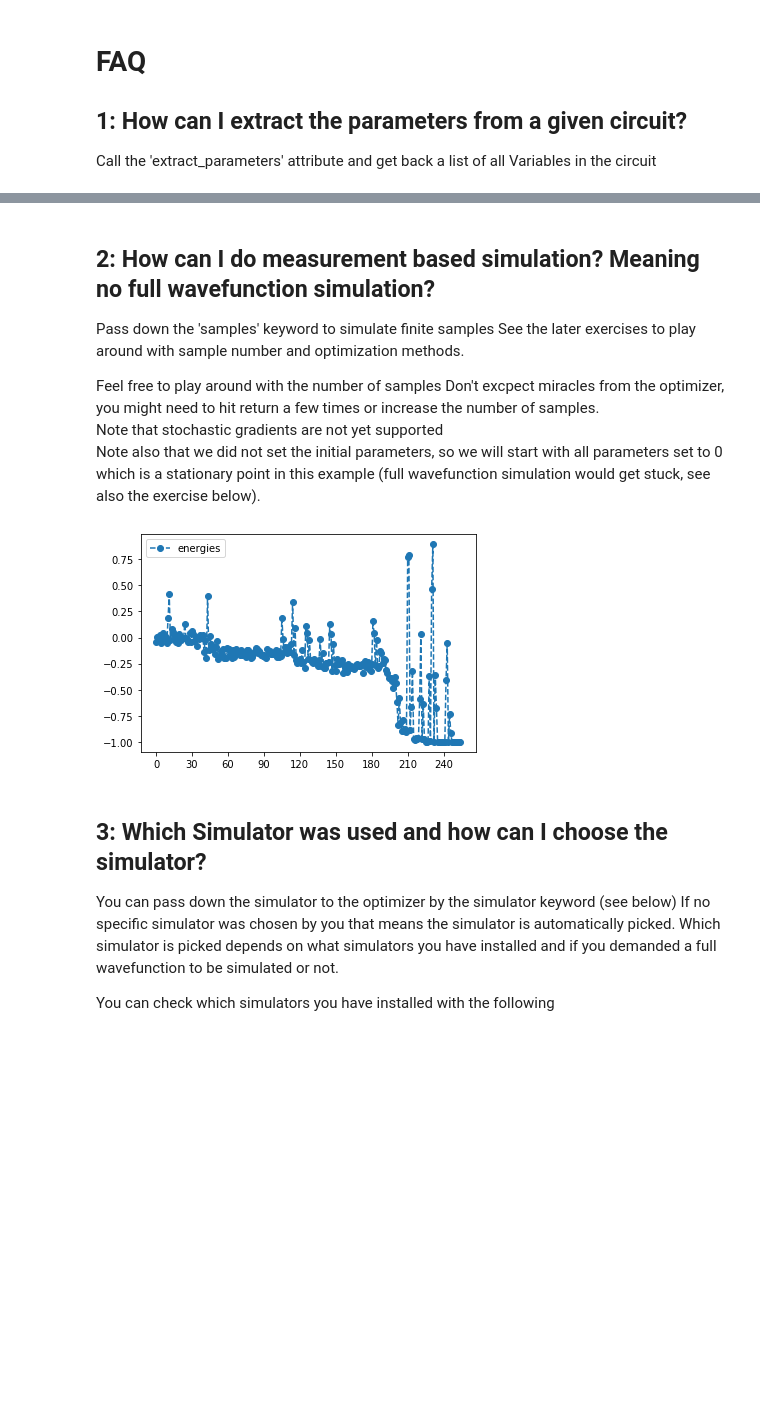
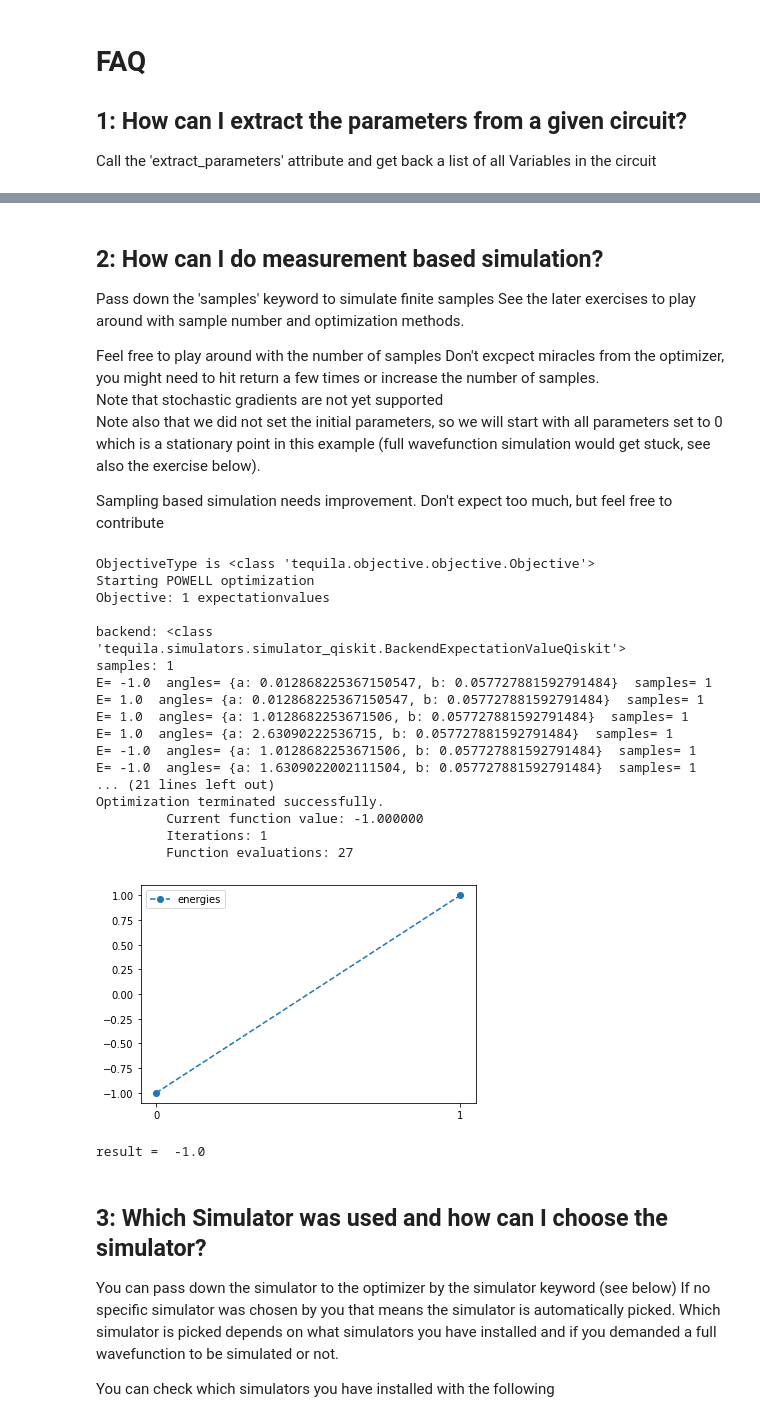
Before and after one commit to tequilahub/tequila, a Jupyter notebook: tutorials/SciPyOptimizers.ipynb, the cells around one changed output, grey strips where cells are left out. Drawn from its saved outputs; the diff is of its cells as text; code cells hidden in the pictures; blank space fills up the shorter version.

```diff
--- a/tutorials/SciPyOptimizers.ipynb
+++ b/tutorials/SciPyOptimizers.ipynb
@@ -128,18 +156,38 @@ angles
 # %% [markdown]
-## 2: How can I do measurement based simulation? Meaning no full wavefunction simulation?
-
+## 2: How can I do measurement based simulation?
 Pass down the 'samples' keyword to simulate finite samples
 See the later exercises to play around with sample number and optimization methods.
 
 Feel free to play around with the number of samples
 Don't excpect miracles from the optimizer, you might need to hit return a few times or increase the number of samples.<br>Note that stochastic gradients are not yet supported
 <br>Note also that we did not set the initial parameters, so we will start with all parameters set to 0 which is a stationary point in this example (full wavefunction simulation would get stuck, see also the exercise below).
+
+Sampling based simulation needs improvement. Don't expect too much, but feel free to contribute
 # %%
 O = tq.Objective.ExpectationValue(U=U, H=H)
-result = tq.optimizer_scipy.minimize(objective=O, samples=1000, method="Powell")
+result = tq.optimizer_scipy.minimize(objective=O, initial_values = {"a": 0.012868225367150547, "b": 0.057727881592791484}, tol=1.e-4, samples=1, method="Powell")
 result.history.plot('energies')
+print("result = ", result.energy)
 # %% [output]
+ObjectiveType is <class 'tequila.objective.objective.Objective'>
+Starting POWELL optimization
+Objective: 1 expectationvalues
+
+backend: <class 'tequila.simulators.simulator_qiskit.BackendExpectationValueQiskit'>
+samples: 1
+E= -1.0  angles= {a: 0.012868225367150547, b: 0.057727881592791484}  samples= 1
+E= 1.0  angles= {a: 0.012868225367150547, b: 0.057727881592791484}  samples= 1
+E= 1.0  angles= {a: 1.0128682253671506, b: 0.057727881592791484}  samples= 1
+E= 1.0  angles= {a: 2.63090222536715, b: 0.057727881592791484}  samples= 1
+E= -1.0  angles= {a: 1.0128682253671506, b: 0.057727881592791484}  samples= 1
+E= -1.0  angles= {a: 1.6309022002111504, b: 0.057727881592791484}  samples= 1
+... (21 lines left out)
+Optimization terminated successfully.
+         Current function value: -1.000000
+         Iterations: 1
+         Function evaluations: 27
-[figure, old version]
+[figure, new version]
+result =  -1.0
 # %% [markdown]
 ## 3: Which Simulator was used and how can I choose the simulator?
 
```
Also changed, not shown: parts of 23 cells of this notebook, 5 other files.
